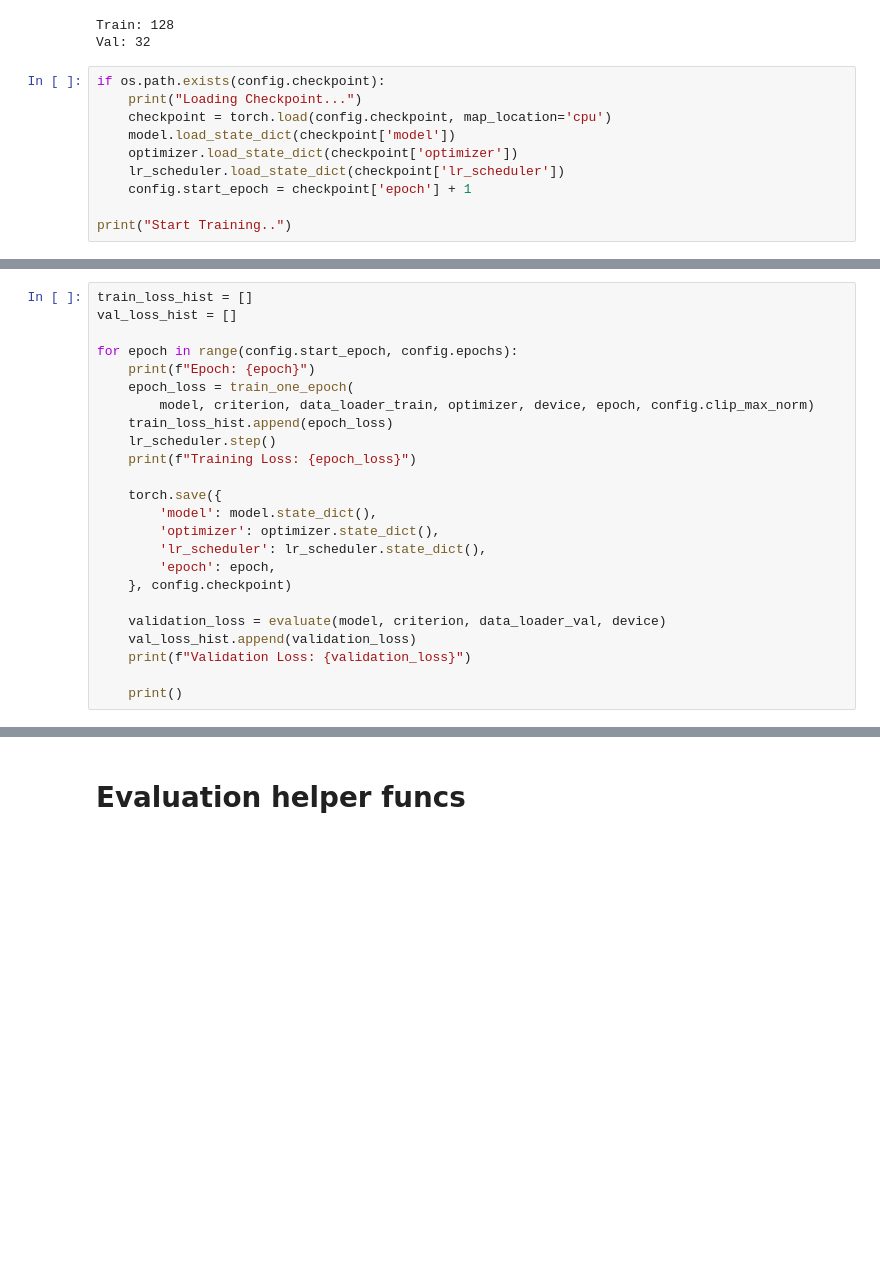
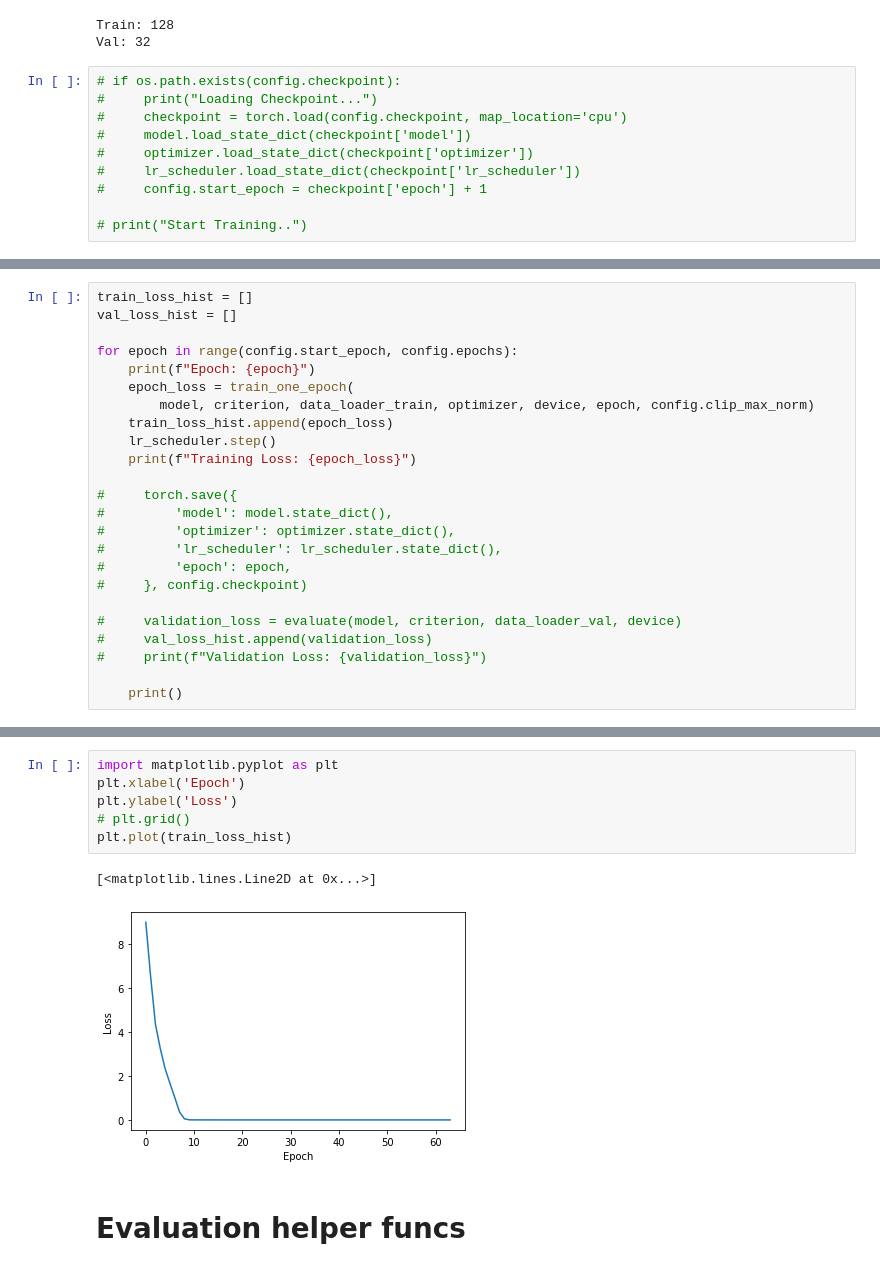
Before and after one commit to evendrow/xrayreport, a Jupyter notebook: train_val_and_eval_demo.ipynb, the cells around one changed output, grey strips where cells are left out. Saved outputs shown, nothing was run; the diff lists cells and outputs as text; blank space fills up the shorter version.

```diff
--- a/train_val_and_eval_demo.ipynb
+++ b/train_val_and_eval_demo.ipynb
@@ -98,12 +98,12 @@ print(f"Val: {len(dataset_val)}")
 Train: 128
 Val: 32
 # %%
-if os.path.exists(config.checkpoint):
-    print("Loading Checkpoint...")
-    checkpoint = torch.load(config.checkpoint, map_location='cpu')
-    model.load_state_dict(checkpoint['model'])
-    optimizer.load_state_dict(checkpoint['optimizer'])
-    lr_scheduler.load_state_dict(checkpoint['lr_scheduler'])
-    config.start_epoch = checkpoint['epoch'] + 1
+# if os.path.exists(config.checkpoint):
+#     print("Loading Checkpoint...")
+#     checkpoint = torch.load(config.checkpoint, map_location='cpu')
+#     model.load_state_dict(checkpoint['model'])
+#     optimizer.load_state_dict(checkpoint['optimizer'])
+#     lr_scheduler.load_state_dict(checkpoint['lr_scheduler'])
+#     config.start_epoch = checkpoint['epoch'] + 1
 
-print("Start Training..")
+# print("Start Training..")
@@ -121,16 +119,16 @@ for epoch in range(config.start_epoch, config.epochs):
     lr_scheduler.step()
     print(f"Training Loss: {epoch_loss}")
 
-    torch.save({
-        'model': model.state_dict(),
-        'optimizer': optimizer.state_dict(),
-        'lr_scheduler': lr_scheduler.state_dict(),
-        'epoch': epoch,
-    }, config.checkpoint)
+#     torch.save({
+#         'model': model.state_dict(),
+#         'optimizer': optimizer.state_dict(),
+#         'lr_scheduler': lr_scheduler.state_dict(),
+#         'epoch': epoch,
+#     }, config.checkpoint)
 
-    validation_loss = evaluate(model, criterion, data_loader_val, device)
-    val_loss_hist.append(validation_loss)
-    print(f"Validation Loss: {validation_loss}")
+#     validation_loss = evaluate(model, criterion, data_loader_val, device)
+#     val_loss_hist.append(validation_loss)
+#     print(f"Validation Loss: {validation_loss}")
 
     print()
 # %% [output]
@@ -160,3 +170,12 @@ Training Loss: 3.2473490238189697
+# %%
+import matplotlib.pyplot as plt
+plt.xlabel('Epoch')
+plt.ylabel('Loss')
+# plt.grid()
+plt.plot(train_loss_hist)
+# %% [output]
+[<matplotlib.lines.Line2D at 0x...>]
+[figure, added]
 # %% [markdown]
 # Evaluation helper funcs
 # %%
```
Also changed, not shown: parts of 6 cells of this notebook, 7 other files.
